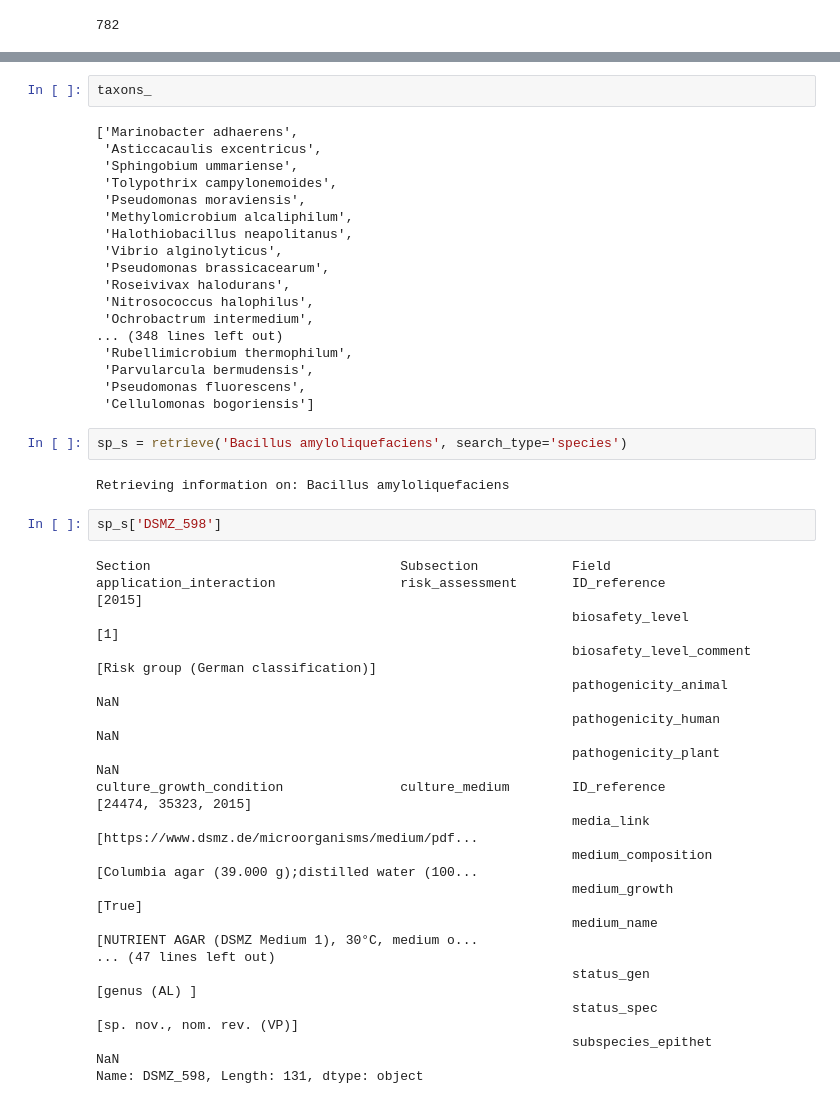
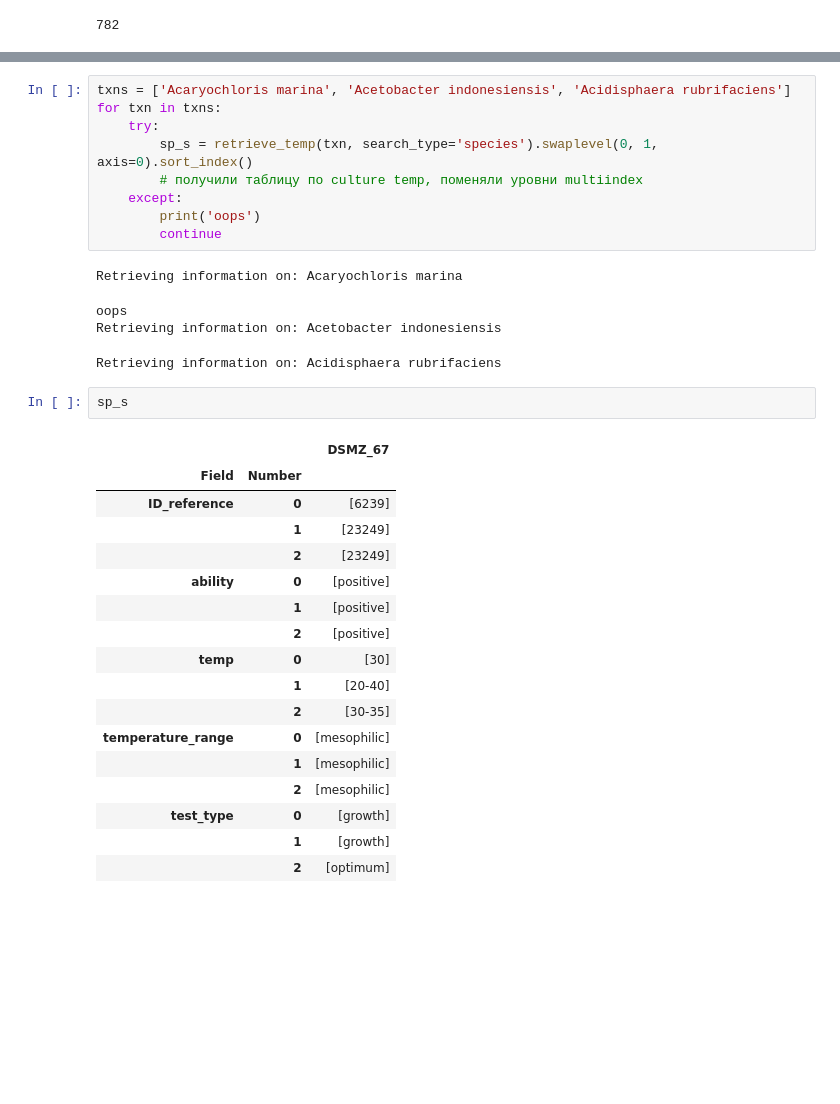
Before and after one commit to DMelikhova/bac-temp, a Jupyter notebook: BacTemp.ipynb, the cells around one changed output, grey strips where cells are left out. Cells and saved outputs as stored; diff of their text form; blank space fills up the shorter version.

```diff
--- a/BacTemp.ipynb
+++ b/BacTemp.ipynb
@@ -66,44 +68,34 @@ Retrieving information on: Ochrobactrum intermedium
-# %%
-taxons_
-# %% [output]
-['Marinobacter adhaerens',
- 'Asticcacaulis excentricus',
- 'Sphingobium ummariense',
- 'Tolypothrix campylonemoides',
- 'Pseudomonas moraviensis',
- 'Methylomicrobium alcaliphilum',
- 'Halothiobacillus neapolitanus',
- 'Vibrio alginolyticus',
- 'Pseudomonas brassicacearum',
- 'Roseivivax halodurans',
- 'Nitrosococcus halophilus',
- 'Ochrobactrum intermedium',
-... (348 lines left out)
- 'Rubellimicrobium thermophilum',
- 'Parvularcula bermudensis',
- 'Pseudomonas fluorescens',
- 'Cellulomonas bogoriensis']
-# %%
-sp_s = retrieve('Bacillus amyloliquefaciens', search_type='species')
-# %% [output]
-Retrieving information on: Bacillus amyloliquefaciens
+# %%
+txns = ['Acaryochloris marina', 'Acetobacter indonesiensis', 'Acidisphaera rubrifaciens']
+for txn in txns:
+    try:
+        sp_s = retrieve_temp(txn, search_type='species').swaplevel(0, 1, axis=0).sort_index()
+        # получили таблицу по culture temp, поменяли уровни multiindex
+    except:
+        print('oops')
+        continue
+# %% [output]
+Retrieving information on: Acaryochloris marina
+oops
+Retrieving information on: Acetobacter indonesiensis
+Retrieving information on: Acidisphaera rubrifaciens
 # %%
-sp_s['DSMZ_598']
+sp_s
 # %% [output]
-Section                                Subsection            Field
-application_interaction                risk_assessment       ID_reference                                                              [2015]
-                                                             biosafety_level                                                              [1]
-                                                             biosafety_level_comment                     [Risk group (German classification)]
-                                                             pathogenicity_animal                                                         NaN
-                                                             pathogenicity_human                                                          NaN
-                                                             pathogenicity_plant                                                          NaN
-culture_growth_condition               culture_medium        ID_reference                                                [24474, 35323, 2015]
-                                                             media_link                     [https://www.dsmz.de/microorganisms/medium/pdf...
-                                                             medium_composition             [Columbia agar (39.000 g);distilled water (100...
-                                                             medium_growth                                                             [True]
-                                                             medium_name                    [NUTRIENT AGAR (DSMZ Medium 1), 30°C, medium o...
-... (47 lines left out)
-                                                             status_gen                                                         [genus (AL) ]
-                                                             status_spec                                           [sp. nov., nom. rev. (VP)]
-                                                             subspecies_epithet                                                           NaN
-Name: DSMZ_598, Length: 131, dtype: object
+|  |  | DSMZ_67 |
+| Field | Number |  |
+| ID_reference | 0 | [6239] |
+|  | 1 | [23249] |
+|  | 2 | [23249] |
+| ability | 0 | [positive] |
+|  | 1 | [positive] |
+|  | 2 | [positive] |
+| temp | 0 | [30] |
+|  | 1 | [20-40] |
+|  | 2 | [30-35] |
+| temperature_range | 0 | [mesophilic] |
+|  | 1 | [mesophilic] |
+|  | 2 | [mesophilic] |
+| test_type | 0 | [growth] |
+|  | 1 | [growth] |
+|  | 2 | [optimum] |
```
Also changed, not shown: parts of 5 cells of this notebook.
